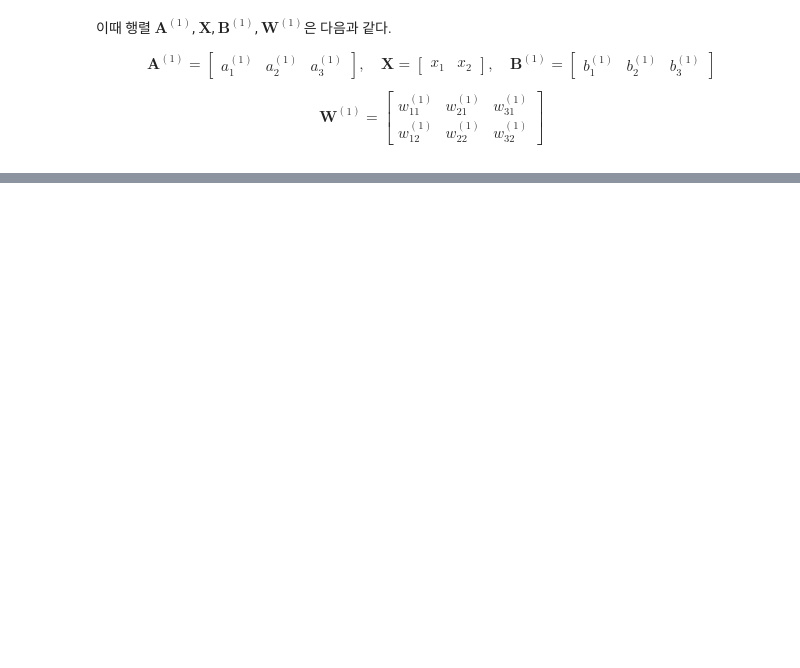
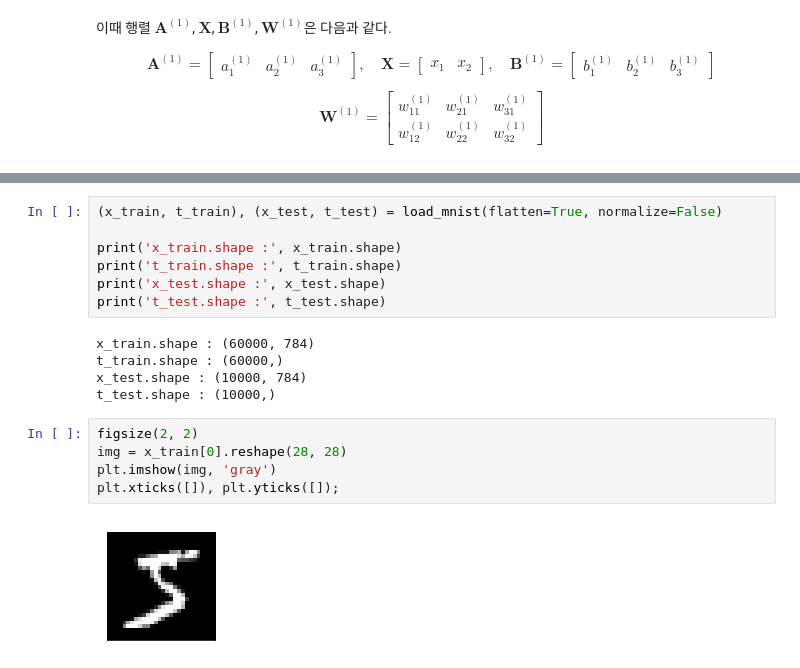
Before and after one commit to ExcelsiorCJH/DLFromScratch, a Jupyter notebook: Chap03-NeuralNetwork/Chap03-NeuralNetwork.ipynb, the cells around one changed output, grey strips where cells are left out. Drawn from its saved outputs; the diff is of its cells as text; blank space fills up the shorter version.

```diff
--- a/Chap03-NeuralNetwork/Chap03-NeuralNetwork.ipynb
+++ b/Chap03-NeuralNetwork/Chap03-NeuralNetwork.ipynb
@@ -299,0 +455,19 @@ Z1 : [ 0.57444252  0.66818777  0.75026011]
+# %%
+(x_train, t_train), (x_test, t_test) = load_mnist(flatten=True, normalize=False)
+
+print('x_train.shape :', x_train.shape)
+print('t_train.shape :', t_train.shape)
+print('x_test.shape :', x_test.shape)
+print('t_test.shape :', t_test.shape)
+# %% [output]
+x_train.shape : (60000, 784)
+t_train.shape : (60000,)
+x_test.shape : (10000, 784)
+t_test.shape : (10000,)
+# %%
+figsize(2, 2)
+img = x_train[0].reshape(28, 28)
+plt.imshow(img, 'gray')
+plt.xticks([]), plt.yticks([]);
+# %% [output]
+[figure, added]
```
Also changed, not shown: parts of 29 cells of this notebook, 13 other files.
